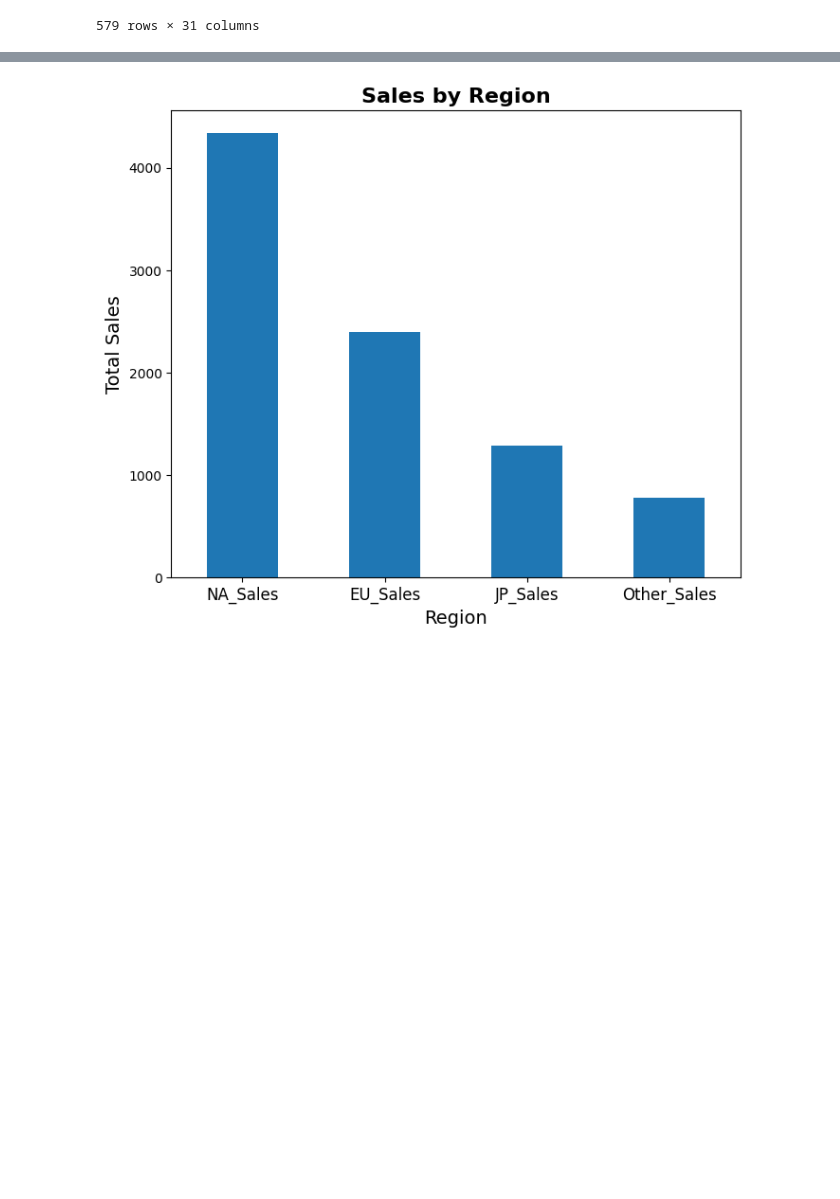
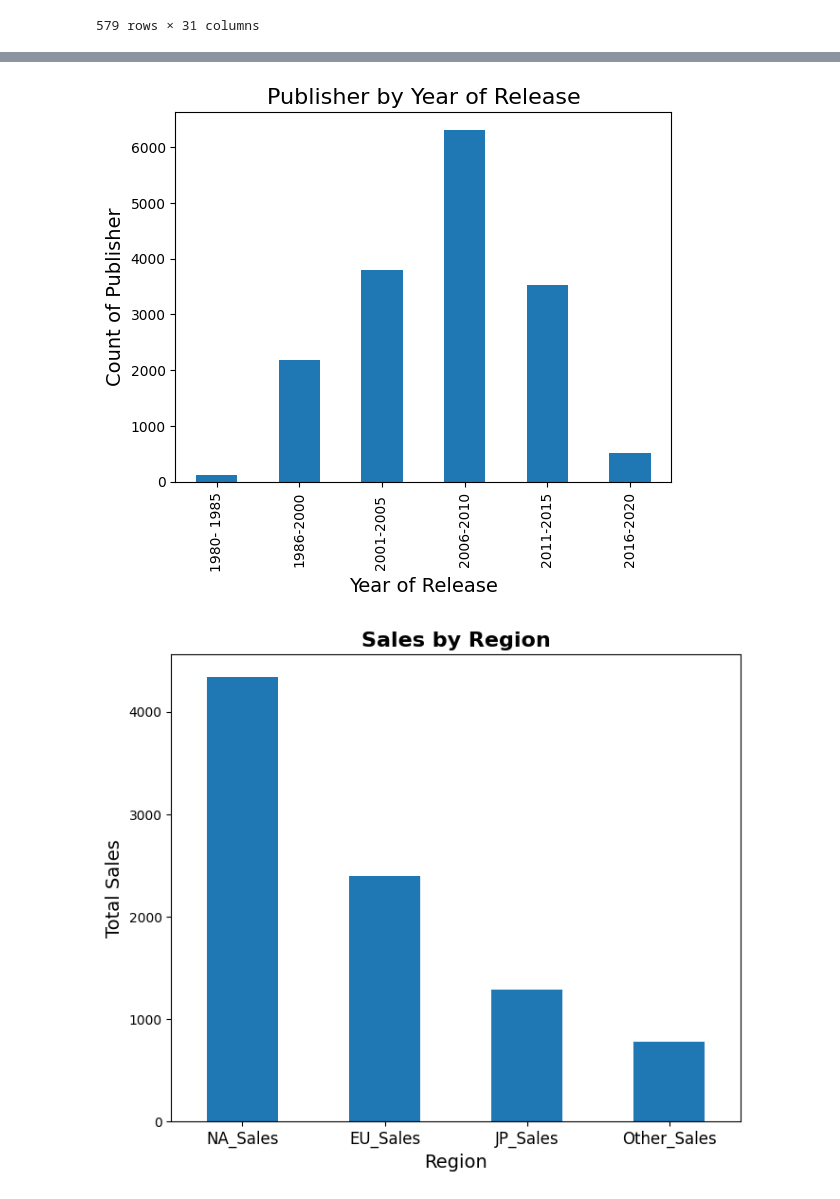
Before and after one commit to Nour-Zayed/Data-Analysis, a Jupyter notebook: Video Games/main1.ipynb, the cells around one changed output, grey strips where cells are left out. Drawn from its saved outputs; the diff is of its cells as text; code cells hidden in the pictures; blank space fills up the shorter version.

```diff
--- a/Video Games/main1.ipynb
+++ b/Video Games/main1.ipynb
@@ -533,3 +493,18 @@ publisher_year_crosstab
+# %%
+
+
+grouped = df.groupby('Interval')['Publisher'].size()
+
+grouped.plot(kind='bar')
+
+plt.title('Publisher by Year of Release', fontsize=16)
+plt.xlabel('Year of Release', fontsize=14)
+plt.ylabel('Publisher', fontsize=14)
+plt.ylabel('Count of Publisher', fontsize=14)
+
+plt.show()
+# %% [output]
+[figure, added]
 # %%
 sales_columns = ['NA_Sales', 'EU_Sales', 'JP_Sales','Other_Sales']
 sales_sums = df[sales_columns].sum()
```
Also changed, not shown: parts of 27 cells of this notebook.
